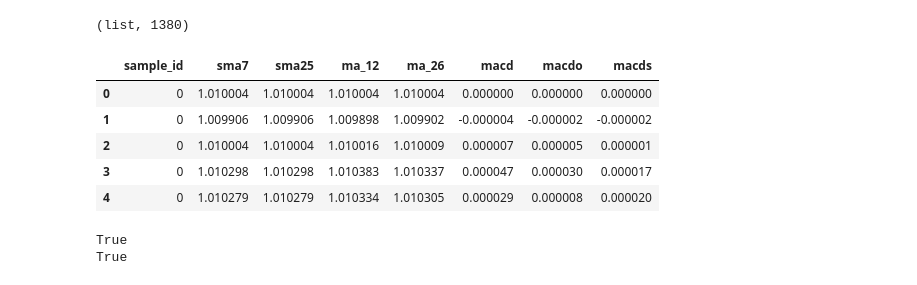
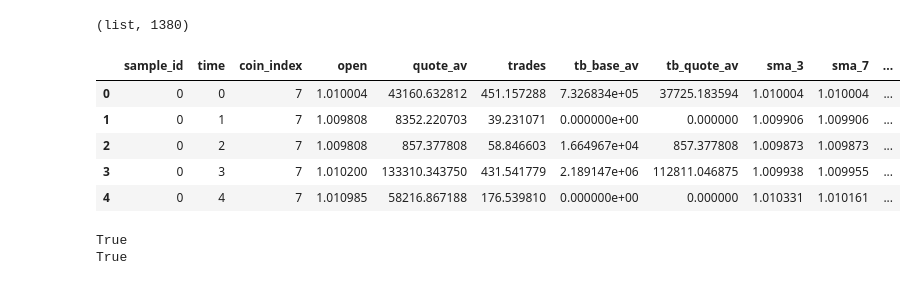
Before and after one commit to ModuWay/baseline, a Jupyter notebook: MACD_visualization.ipynb, the cells around one changed output. Saved outputs shown, nothing was run; the diff lists cells and outputs as text; code cells hidden in the pictures.

```diff
--- a/MACD_visualization.ipynb
+++ b/MACD_visualization.ipynb
@@ -91,8 +104,8 @@ sma_7
 # %%
 train_x_df.loc[:,'sma_7'] = sma_7['open'].values
 # %%
-sam_25 = pd.DataFrame(train_x_df.groupby(train_x_df['sample_id'])['open'].rolling(window = 25, min_periods=1).mean())
-sam_25
+sma_25 = pd.DataFrame(train_x_df.groupby(train_x_df['sample_id'])['open'].rolling(window = 25, min_periods=1).mean())
+sma_25.head()
 # %% [output]
 |  |  | open |
 | sample_id |  |  |
@@ -109,7 +122,7 @@ sam_25
 |  | 10159559 | 0.998322 |
 10159560 rows × 1 columns
 # %%
-train_x_df.loc[:,'sam_25'] = sam_25['open'].values
+train_x_df.loc[:,'sma_25'] = sma_25['open'].values
 # %%
 # train_x_df에 macdo 지표 추가
 train_x_df['ma_12'] = pd.DataFrame(train_x_df.groupby(train_x_df['sample_id'])['open'].transform(lambda x: x.ewm(span=12, min_periods=1).mean()))
@@ -280,4 +333,4 @@ test_x_df.head()
 | 3 | 0 | 3 | 7 | 1.005044 | 1.005956 | 1.004910 | 1.005795 | 334366.84375 | 125305.117188 | 166.335785 | ... |
 | 4 | 0 | 4 | 7 | 1.005580 | 1.006466 | 1.005285 | 1.005929 | 560916.68750 | 210316.796875 | 303.160370 | ... |
 # %%
-col_lst = train_x_df.columns.tolist()[0:4] + train_x_df.columns.tolist()[9:19]
+col_lst = train_x_df.columns.tolist()[0:8] + train_x_df.columns.tolist()[12:]
@@ -288,4 +360,4 @@ train_y_df.to_csv(data_path + '/macd_train_y_df.csv', columns=train_x_df.columns
 # %%
-macd_train_x_df = pd.read_csv(data_path  + "/macd_train_x_df.csv")
-macd_train_y_df = pd.read_csv(data_path  + "/macd_train_y_df.csv")
+macd_train_x_df = pd.read_csv(data_path  + "/v1_train_x_df.csv")
+macd_train_y_df = pd.read_csv(data_path  + "/v1_train_y_df.csv")
 # %%
@@ -334,15 +413,15 @@ type(index), len(index)
 # %%
 # loc 쓰기 귀찮아서 데이터 프레임으로.. 그냥 .. 때려..넣기? => 나중에 수정
 sample_x_df = pd.DataFrame()
-sample_x_df = train_x_macd_df[['sample_id','sma_7', 'sam_25', 'ma_12', 'ma_26', 'macd','macdo','macds']]
+sample_x_df = macd_train_x_df[col_lst]
 sample_x_df.head()
 # %% [output]
-|  | sample_id | sma7 | sma25 | ma_12 | ma_26 | macd | macdo | macds |
-| 0 | 0 | 1.010004 | 1.010004 | 1.010004 | 1.010004 | 0.000000 | 0.000000 | 0.000000 |
-| 1 | 0 | 1.009906 | 1.009906 | 1.009898 | 1.009902 | -0.000004 | -0.000002 | -0.000002 |
-| 2 | 0 | 1.010004 | 1.010004 | 1.010016 | 1.010009 | 0.000007 | 0.000005 | 0.000001 |
-| 3 | 0 | 1.010298 | 1.010298 | 1.010383 | 1.010337 | 0.000047 | 0.000030 | 0.000017 |
-| 4 | 0 | 1.010279 | 1.010279 | 1.010334 | 1.010305 | 0.000029 | 0.000008 | 0.000020 |
+|  | sample_id | time | coin_index | open | quote_av | trades | tb_base_av | tb_quote_av | sma_3 | sma_7 | ... |
+| 0 | 0 | 0 | 7 | 1.010004 | 43160.632812 | 451.157288 | 7.326834e+05 | 37725.183594 | 1.010004 | 1.010004 | ... |
+| 1 | 0 | 1 | 7 | 1.009808 | 8352.220703 | 39.231071 | 0.000000e+00 | 0.000000 | 1.009906 | 1.009906 | ... |
+| 2 | 0 | 2 | 7 | 1.009808 | 857.377808 | 58.846603 | 1.664967e+04 | 857.377808 | 1.009873 | 1.009873 | ... |
+| 3 | 0 | 3 | 7 | 1.010200 | 133310.343750 | 431.541779 | 2.189147e+06 | 112811.046875 | 1.009938 | 1.009955 | ... |
+| 4 | 0 | 4 | 7 | 1.010985 | 58216.867188 | 176.539810 | 0.000000e+00 | 0.000000 | 1.010331 | 1.010161 | ... |
 # %%
 ma_12_lst = sample_x_df['ma_12'].loc[sample_x_df['sample_id']==idx].tolist()
 ma_26_lst = sample_x_df['ma_26'].loc[sample_x_df['sample_id']==idx].tolist()
```
Also changed, not shown: parts of 28 cells of this notebook, 1 other file.
